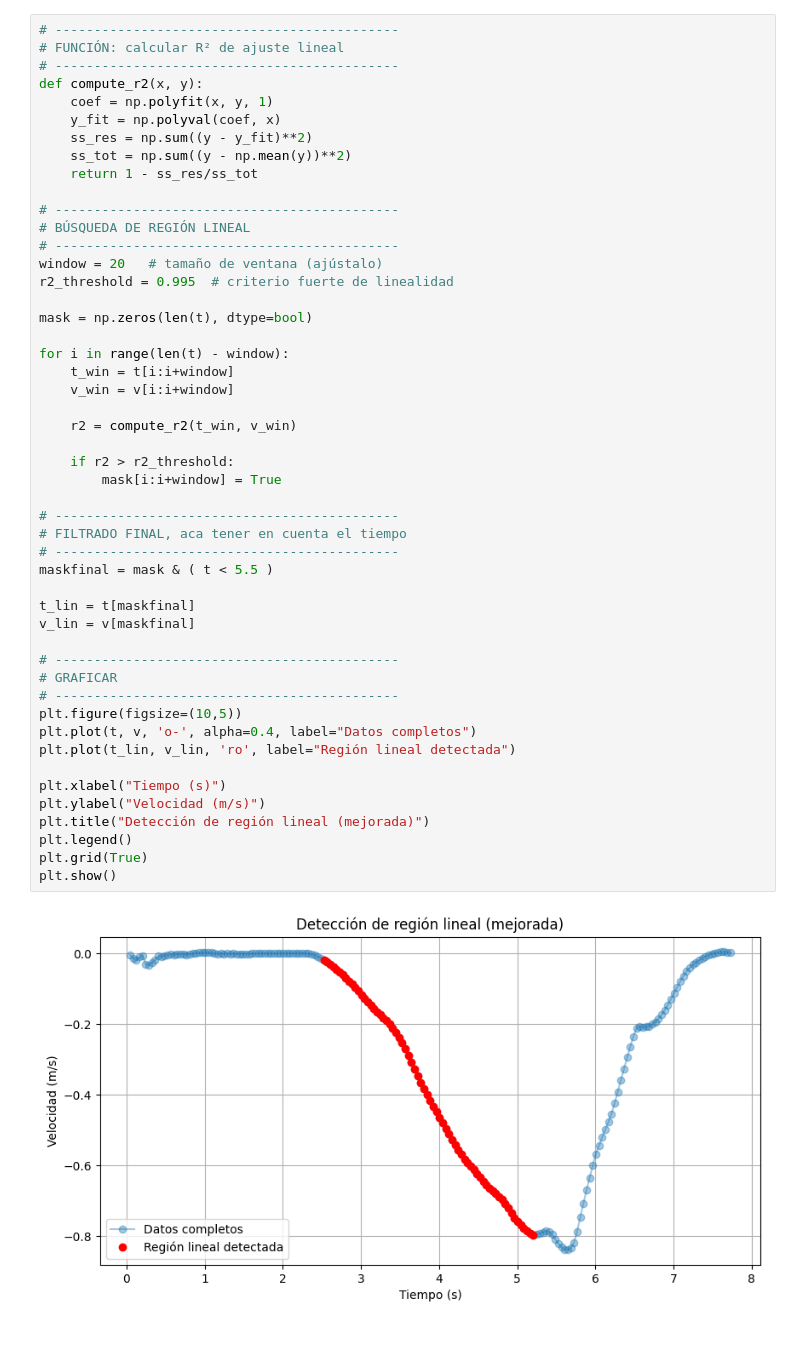
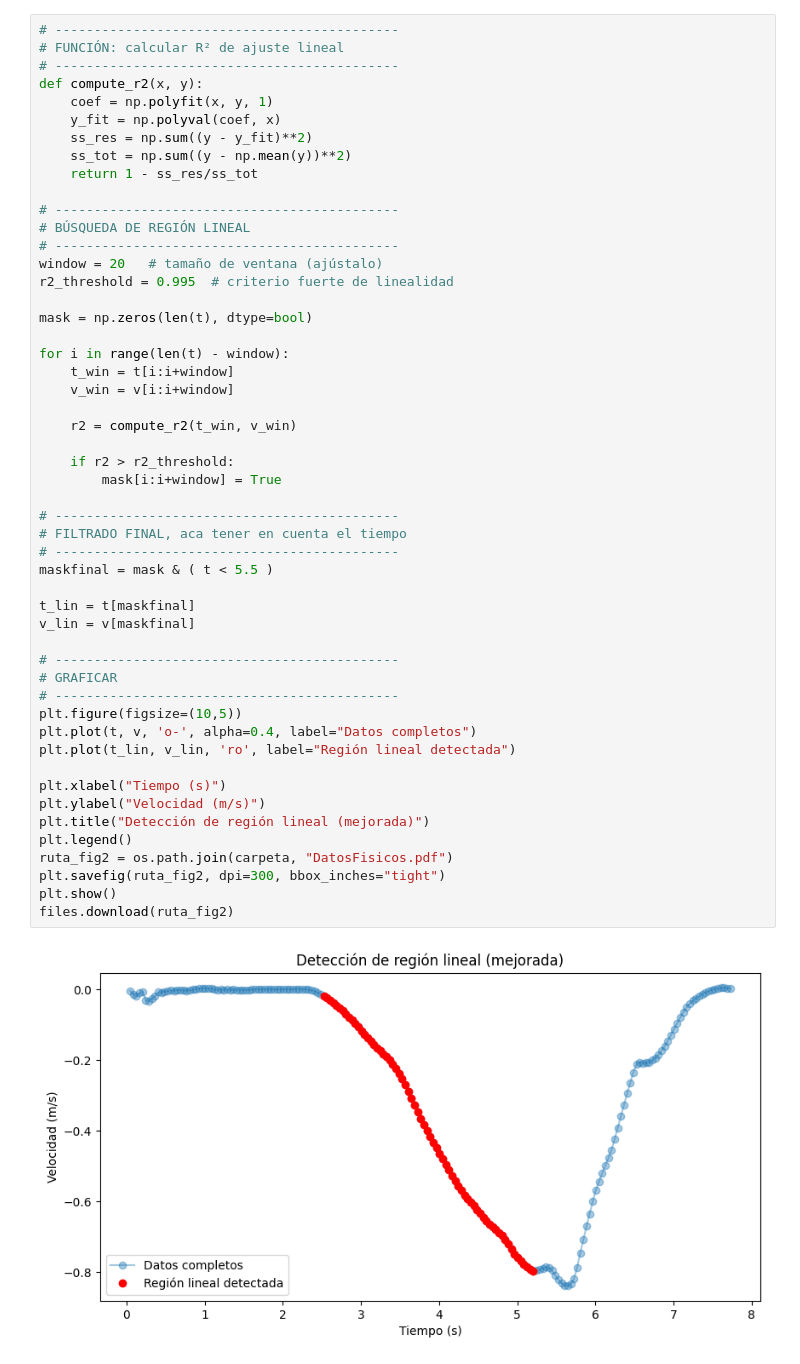
Before and after one commit to asegura4488/FisicaA, a Jupyter notebook: Semana3/Lab_PlanoInclinado.ipynb, the cells around one changed output. Saved outputs shown, nothing was run; the diff lists cells and outputs as text.

Commit message:
Datos Fisicos

```diff
--- a/Semana3/Lab_PlanoInclinado.ipynb
+++ b/Semana3/Lab_PlanoInclinado.ipynb
@@ -104,32 +104,34 @@ mask = np.zeros(len(t), dtype=bool)
 for i in range(len(t) - window):
     t_win = t[i:i+window]
     v_win = v[i:i+window]
 
     r2 = compute_r2(t_win, v_win)
 
     if r2 > r2_threshold:
         mask[i:i+window] = True
 
 # --------------------------------------------
 # FILTRADO FINAL, aca tener en cuenta el tiempo
 # --------------------------------------------
 maskfinal = mask & ( t < 5.5 )
 
 t_lin = t[maskfinal]
 v_lin = v[maskfinal]
 
 # --------------------------------------------
 # GRAFICAR
 # --------------------------------------------
 plt.figure(figsize=(10,5))
 plt.plot(t, v, 'o-', alpha=0.4, label="Datos completos")
 plt.plot(t_lin, v_lin, 'ro', label="Región lineal detectada")
 
 plt.xlabel("Tiempo (s)")
 plt.ylabel("Velocidad (m/s)")
 plt.title("Detección de región lineal (mejorada)")
 plt.legend()
-plt.grid(True)
+ruta_fig2 = os.path.join(carpeta, "DatosFisicos.pdf")
+plt.savefig(ruta_fig2, dpi=300, bbox_inches="tight")
 plt.show()
+files.download(ruta_fig2)
 # %% [output]
-[figure, old version]
+[figure, new version]
```
Also changed, not shown: parts of 3 cells of this notebook.
